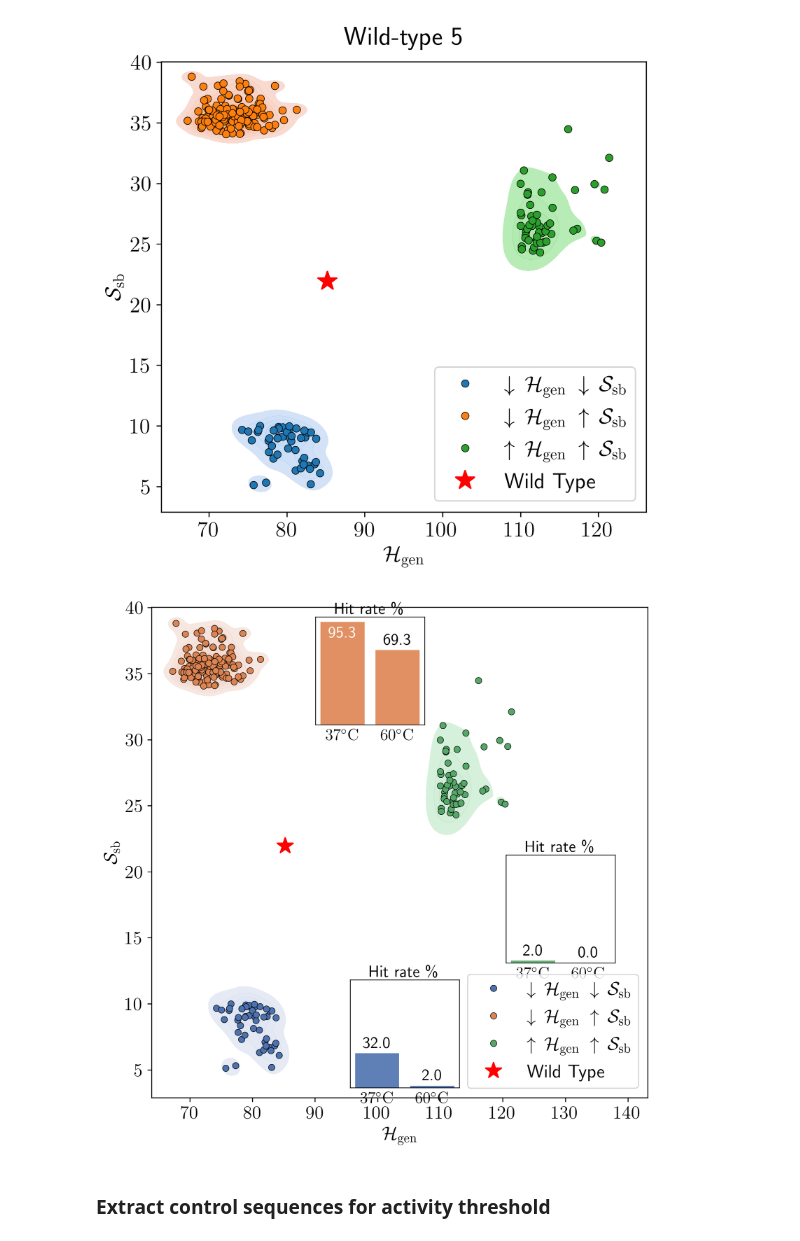
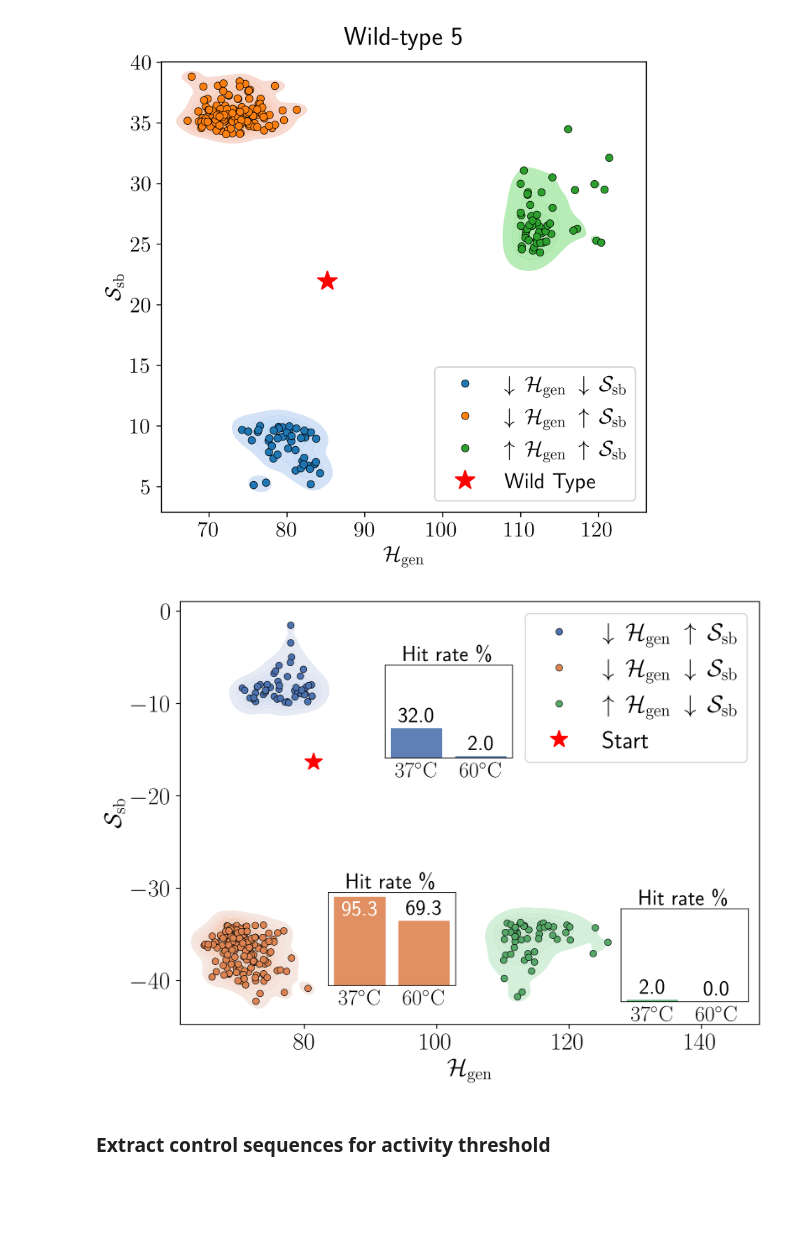
Before and after one commit to spqb/thermostable-ribozymes, a Jupyter notebook: lore/check_mutants.ipynb, the cells around one changed output. Drawn from its saved outputs; the diff is of its cells as text; code cells hidden in the pictures; blank space fills up the shorter version.

```diff
--- a/lore/check_mutants.ipynb
+++ b/lore/check_mutants.ipynb
@@ -136,11 +139,12 @@ def compute_bpp_scores(sequences_one_hot, dot_bracket, num_workers=4):
 ### Import DCA model
 # %%
 # Load model
+device = torch.device("cuda")
 path_model = "../Group_I_Intron/modello_FC_T=1"
 params_np = np.load(path_model)
 params = {
-    'bias': torch.tensor(params_np['h_local'], dtype=torch.float32, device='mps').contiguous(),
-    'coupling_matrix': torch.tensor(params_np['couplings'], dtype=torch.float32, device='mps').contiguous()
+    'bias': torch.tensor(params_np['h_local'], dtype=torch.float32, device=device).contiguous(),
+    'coupling_matrix': torch.tensor(params_np['couplings'], dtype=torch.float32, device=device).contiguous()
 }
 # %% [markdown]
 ### Import data
@@ -402,15 +406,34 @@ plt.legend()
 plt.tight_layout()
 # %% [output]
 [figure]
+# %%
+from adabmDCA import encode_sequence
+wt_name = "wt_5"
+df_filtered = pd.read_csv(f"../Experiment_sequences/selected_sequences/{wt_name}_mutants_selected.csv")
+
+path_wt = "../lore/WTs_to_thermo_fix.fasta"
+wt_headers, wt_sequences = import_from_fasta(path_wt)
+wt_sequences_enc = encode_sequence(wt_sequences, tokens)
+wt_sequences_enc = wt_sequences_enc[:, 3:-1]
+wt_sequences_oh = torch.nn.functional.one_hot(torch.tensor(wt_sequences_enc), num_classes=len(tokens)).float().to(device)
+wt_mapping = {header: seq_oh for header, seq_oh in zip(wt_headers, wt_sequences_oh)}
+
+wt_energy = compute_energy(wt_mapping[wt_name].unsqueeze(0), params).cpu().numpy()
+wt_bpp_score = compute_bpp_scores(wt_mapping[wt_name].unsqueeze(0), dot_bracket_with_pk, 1)
 # %%
 # create a new dataframe where the region entries are more descriptive
 df_filtered_plot = df_filtered.copy()
 
+# Optional local override for this figure; keep None to use GLOBAL_FONT_SIZE
+FIG_FONT_SIZE = 20
+font_size = GLOBAL_FONT_SIZE if FIG_FONT_SIZE is None else FIG_FONT_SIZE
+inset_font_size = max(font_size - 2, 10)
+
 # LaTeX legend labels (must be in math mode)
 legend_map = {
-    "lowDCA_lowSB": r"$\downarrow\,\mathcal{H}_{\mathrm{gen}}\;\downarrow\,\mathcal{S}_{\mathrm{sb}}$",
-    "lowDCA_highSB": r"$\downarrow\,\mathcal{H}_{\mathrm{gen}}\;\uparrow\,\mathcal{S}_{\mathrm{sb}}$",
-    "highDCA_highSB": r"$\uparrow\,\mathcal{H}_{\mathrm{gen}}\;\uparrow\,\mathcal{S}_{\mathrm{sb}}$",
+    "lowDCA_lowSB": r"$\downarrow\,\mathcal{H}_{\mathrm{gen}}\;\uparrow\,\mathcal{S}_{\mathrm{sb}}$",
+    "lowDCA_highSB": r"$\downarrow\,\mathcal{H}_{\mathrm{gen}}\;\downarrow\,\mathcal{S}_{\mathrm{sb}}$",
+    "highDCA_highSB": r"$\uparrow\,\mathcal{H}_{\mathrm{gen}}\;\downarrow\,\mathcal{S}_{\mathrm{sb}}$",
 }
 
 hit_rates = {
@@ -437,12 +460,14 @@ df_filtered_plot = df_filtered_plot[df_filtered_plot["region"].isin(regions_for_
 df_filtered_plot["region_key"] = df_filtered_plot["region"]
 df_filtered_plot["Region"] = df_filtered_plot["region"].map(legend_map)
 
+df_filtered_plot["bpp_score"] = -df_filtered_plot["bpp_score"]
+
 # fixed palette so scatter/kde and inset bars share colors
 region_labels = [legend_map[r] for r in regions_for_plot]
 palette_colors = sns.color_palette("deep", n_colors=len(regions_for_plot))
 palette = {lab: col for lab, col in zip(region_labels, palette_colors)}
 
-fig, ax = plt.subplots(figsize=(7, 7), dpi=300)
+fig, ax = plt.subplots(figsize=(8, 6), dpi=300)
 
 # DCA energy vs BPP score with kde contours and custom legend labels
 sns.kdeplot(
@@ -454,7 +479,7 @@ sns.kdeplot(
     fill=True,
     alpha=0.35,
     ax=ax,
-)
+ )
 sns.scatterplot(
     data=df_filtered_plot,
     x="dca_energy",
@@ -465,14 +490,15 @@ sns.scatterplot(
     edgecolor='k',
     alpha=1.0,
     ax=ax,
-)
+ )
 
 # wild type point
-ax.plot(wt_energy, wt_bpp_score, 'r*', markersize=15, label="Wild Type")
+ax.plot(wt_energy, -wt_bpp_score[0], 'r*', markersize=15, label="Start")
 
 #ax.set_title(f"Wild-type 5", y=1.02)
-ax.set_xlabel(r"$\mathcal{H}_{\mathrm{gen}}$")
-ax.set_ylabel(r"$\mathcal{S}_{\mathrm{sb}}$")
+ax.set_xlabel(r"$\mathcal{H}_{\mathrm{gen}}$", fontsize=font_size)
+ax.set_ylabel(r"$\mathcal{S}_{\mathrm{sb}}$", fontsize=font_size)
+ax.tick_params(axis='both', which='major', labelsize=font_size)
 
 # add inset bar charts near each region cluster
 xmin, xmax = ax.get_xlim()
@@ -481,9 +507,9 @@ ymin, ymax = ax.get_ylim()
 # tuned offsets (axes fraction) for cleaner placement
 inset_offsets = {
     "lowDCA_lowSB": (0.25, -0.05),
-    "lowDCA_highSB": (0.3, 0.02),
+    "lowDCA_highSB": (0.23, 0.02),
     #"highDCA_highSB": (0.05, -0.25),
-    "highDCA_highSB": (0.05, -0.25),
+    "highDCA_highSB": (0.13, -0.05),
 }
 
 for region_key in regions_for_plot:
@@ -510,9 +536,9 @@ for region_key in regions_for_plot:
     bars = iax.bar([0, 1], vals, color=[color, color], alpha=0.9)
     iax.set_ylim(0, 100)
     iax.set_xticks([0, 1])
-    iax.set_xticklabels([r"$37^\circ\mathrm{C}$", r"$60^\circ\mathrm{C}$"], fontsize=14)
+    iax.set_xticklabels([r"$37^\circ\mathrm{C}$", r"$60^\circ\mathrm{C}$"], fontsize=inset_font_size)
     iax.set_yticks([])
-    iax.set_title("Hit rate \%", fontsize=14, pad=1)
+    iax.set_title("Hit rate \%", fontsize=inset_font_size, pad=1)
     iax.tick_params(length=0)
 
     # annotate bar heights: move label below if bar is too close to 100
@@ -523,36 +549,37 @@ for region_key in regions_for_plot:
             text_color = "white"
         else:
             y_text = min(v + 2, 99)
             va_text = "bottom"
             text_color = "black"
 
         iax.text(
             bar.get_x() + bar.get_width() / 2,
             y_text,
             f"{v:.1f}",
             ha="center",
             va=va_text,
-            fontsize=14,
+            fontsize=inset_font_size,
             fontweight="bold",
             color=text_color,
         )
 
     for spine in iax.spines.values():
         spine.set_linewidth(0.6)
 
 # deduplicate legend entries and keep WT
 a_handles, a_labels = ax.get_legend_handles_labels()
 unique = {}
 for h, l in zip(a_handles, a_labels):
     if l not in unique:
         unique[l] = h
-ax.legend(unique.values(), unique.keys(), loc="lower right", frameon=True)
+ax.legend(unique.values(), unique.keys(), loc="upper right", frameon=True, fontsize=font_size)
 
 ax.set_xlim(xmin, xmax + 17)
 plt.tight_layout()
+plt.savefig("../results/Images/Group_I_intron/wt_5_phase_space.pdf")
 plt.show()
 # %% [output]
-[figure, old version]
+[figure, new version]
 # %%
 # create a df_final where the region of vaitea sequences is replaced with "highDCA_highSB"
 df_final = df_filtered.copy()
```
Also changed, not shown: parts of 4 cells of this notebook, 13 other files.
